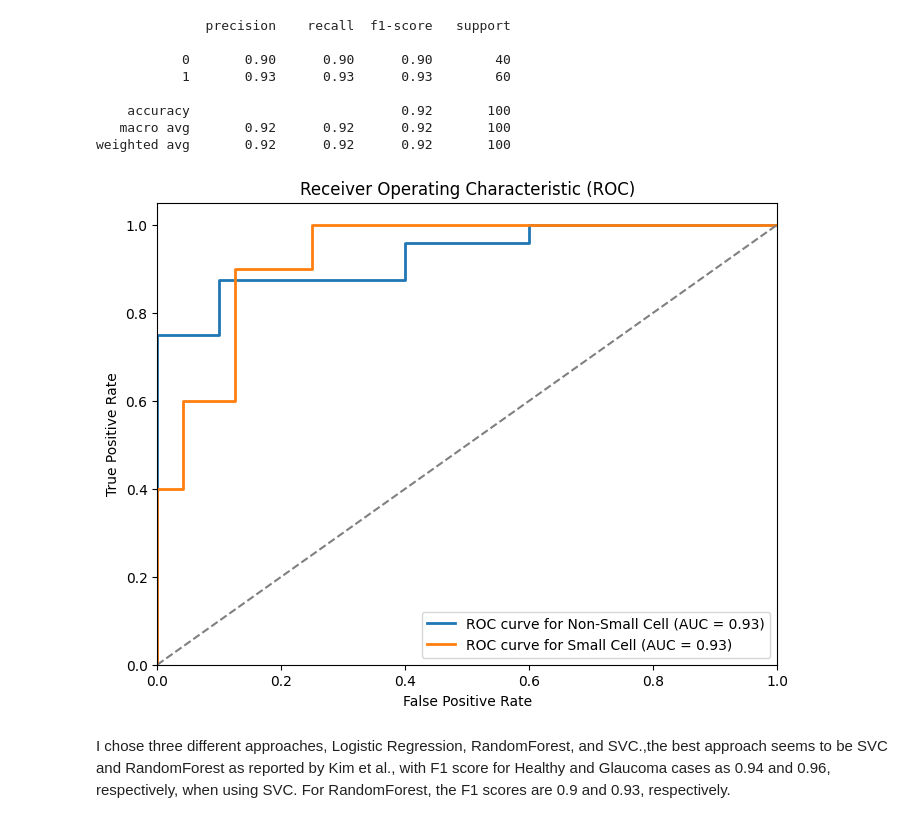
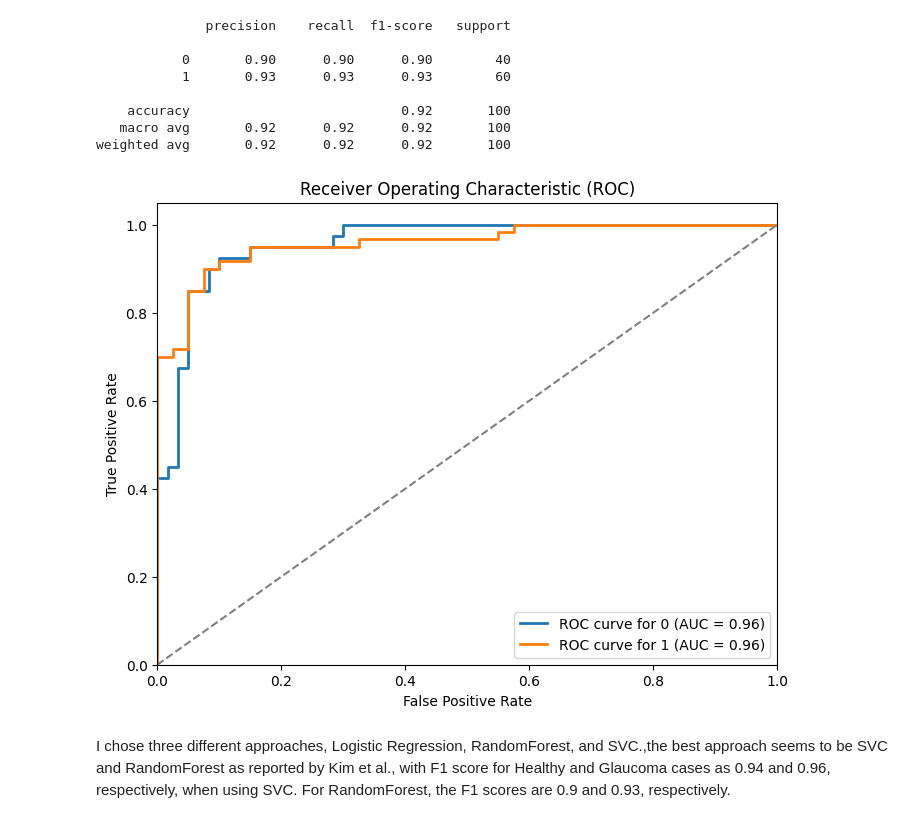
Before and after one commit to gc2321/3235-Machine-Learning, a Jupyter notebook: lung/glaucoma.ipynb, the cells around one changed output. Drawn from its saved outputs; the diff is of its cells as text; code cells hidden in the pictures.

```diff
--- a/lung/glaucoma.ipynb
+++ b/lung/glaucoma.ipynb
@@ -486,34 +486,34 @@ weighted avg       0.92      0.92      0.92       100
 # %%
 ## auc
 
 y_prob = rf_best_model.predict_proba(X_test)
 
-class_labels = ['Non-Small Cell', 'Small Cell']
+class_labels = [0, 1]
 
 fpr = {}
 tpr = {}
 roc_auc = {}
 
 for i, label in enumerate(class_labels):
     y_true = (y_test == label)
     y_score = y_prob[:, i]
     fpr[label], tpr[label], _ = roc_curve(y_true, y_score)
     roc_auc[label] = auc(fpr[label], tpr[label])
 
 plt.figure(figsize=(8, 6))
 for label in class_labels:
     plt.plot(fpr[label], tpr[label], lw=2, label='ROC curve for {} (AUC = {:.2f})'.format(label, roc_auc[label]))
 
 plt.plot([0, 1], [0, 1], color='gray', linestyle='--')
 plt.xlim([0.0, 1.0])
 plt.ylim([0.0, 1.05])
 plt.xlabel('False Positive Rate')
 plt.ylabel('True Positive Rate')
 plt.title('Receiver Operating Characteristic (ROC)')
 plt.legend(loc='lower right')
 plt.show()
 # %% [output]
-[figure, old version]
+[figure, new version]
 # %% [markdown]
 I chose three different approaches, Logistic Regression, RandomForest, and SVC.,the best approach seems to be SVC and RandomForest as reported by Kim et al., with F1 score for Healthy and Glaucoma cases as 0.94 and 0.96, respectively, when using SVC. For RandomForest, the F1 scores are 0.9 and 0.93, respectively.
 # %% [markdown]
```
Also changed, not shown: parts of 2 cells of this notebook.
